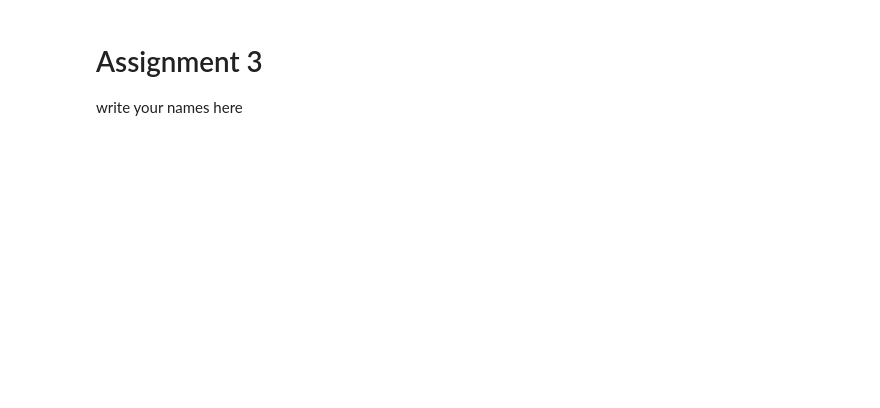
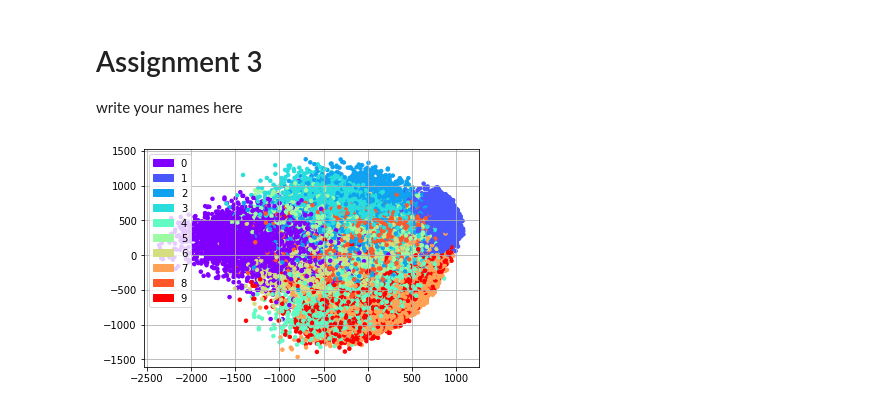
Before and after one commit to uzairakbar/info-retrieval, a Jupyter notebook: Information Retrieval - Assingments/uzair_work/assignment_3/assignment3.ipynb, the cells around one changed output. Drawn from its saved outputs; the diff is of its cells as text; code cells hidden in the pictures; blank space fills up the shorter version.

```diff
--- a/Information Retrieval - Assingments/uzair_work/assignment_3/assignment3.ipynb
+++ b/Information Retrieval - Assingments/uzair_work/assignment_3/assignment3.ipynb
@@ -15,3 +13,58 @@ def linear_pca(X, k):
+# %%
+# Insert Code for Subtask 1.1 here
+
+# Additional imports
+import imageio
+from os import listdir
+import matplotlib.pyplot as plt
+import matplotlib.cm as cm
+import matplotlib.patches as mpatches
+
+# Set number of classes
+directory = 'mnist'
+num_classes = len(listdir(directory))
+digit_prefix=['d%d' % i for i in range(0, num_classes)]
+colors = cm.rainbow(np.linspace(0, 1, num_classes))
+
+# Find number of samples in each class
+n = np.zeros(num_classes)
+for i, dp in enumerate(digit_prefix):
+    class_samples = listdir(directory + '/' + dp)
+    n[i] = len(class_samples)
+
+N = int(sum(n))        # Total #samples
+X = np.zeros((784,N))  # Data matrix
+Y = np.zeros(N)        # Label vector
+C = np.zeros((N, 4))   # Color vector
+
+# Read data and populate X, Y and C
+for i, dp in enumerate(digit_prefix):
+    Y[int(sum(n[:i])):int(sum(n[:i+1]))] = i
+    C[int(sum(n[:i])):int(sum(n[:i+1])), :] = np.expand_dims(colors[i],axis=0)
+    for j in range(int(n[i])):
+        X[:, int(sum(n[:i]))+j] = np.float64(imageio.imread('mnist/'+dp+'/'+dp+'_'+'%04d.png'%(j+1)).ravel())
+
+# Get first k principal components of data
+k = 2
+S = linear_pca(X, k)
+
+# Randomize order of data for plotting
+# (so one class is not entirely covered by another)
+idx_new = np.arange(N)
+np.random.shuffle(idx_new)
+
+# First 2 principal components
+PC1 = S[0, idx_new]
+PC2 = S[1, idx_new]
+
+# Plot the first 2 principal components of data
+plt.scatter(PC1, PC2, c=C[idx_new, :], s=12)
+legend_patch = [mpatches.Patch(color=colors[i], label=str(i)) for i in range(0, 10)]
+plt.legend(handles=legend_patch)
+plt.grid()
+plt.show()
+# %% [output]
+[figure, added]
 # %%
 def gram_pca(K,k):
     # Insert Code for Subtask 1.2 here
```
Also changed, not shown: parts of 1 cell of this notebook.
